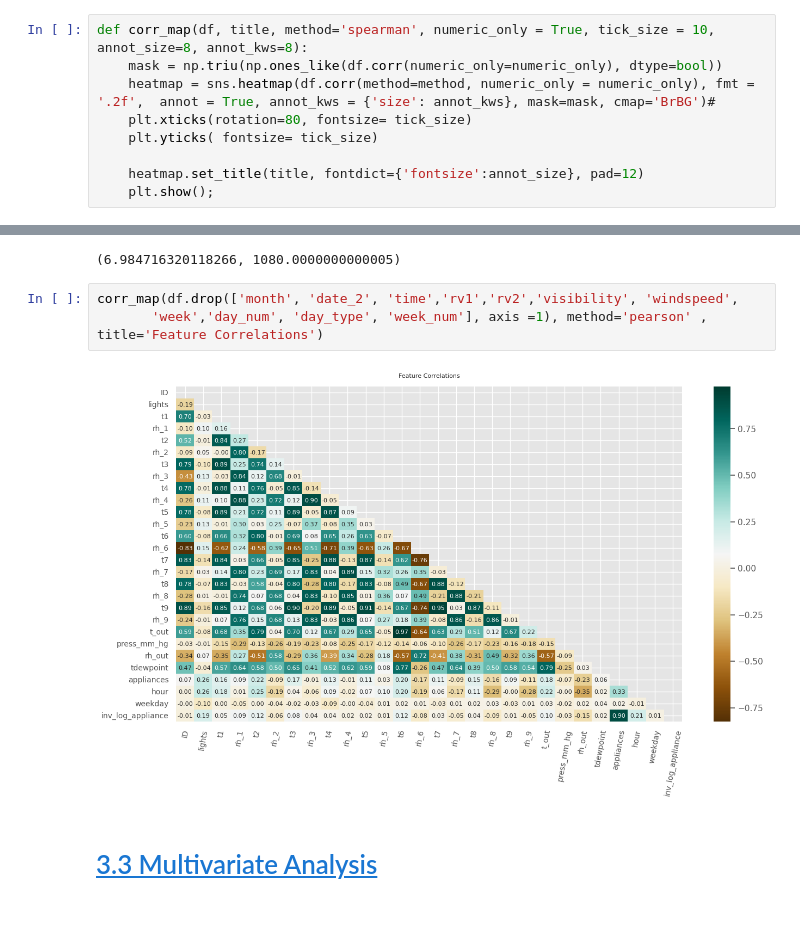
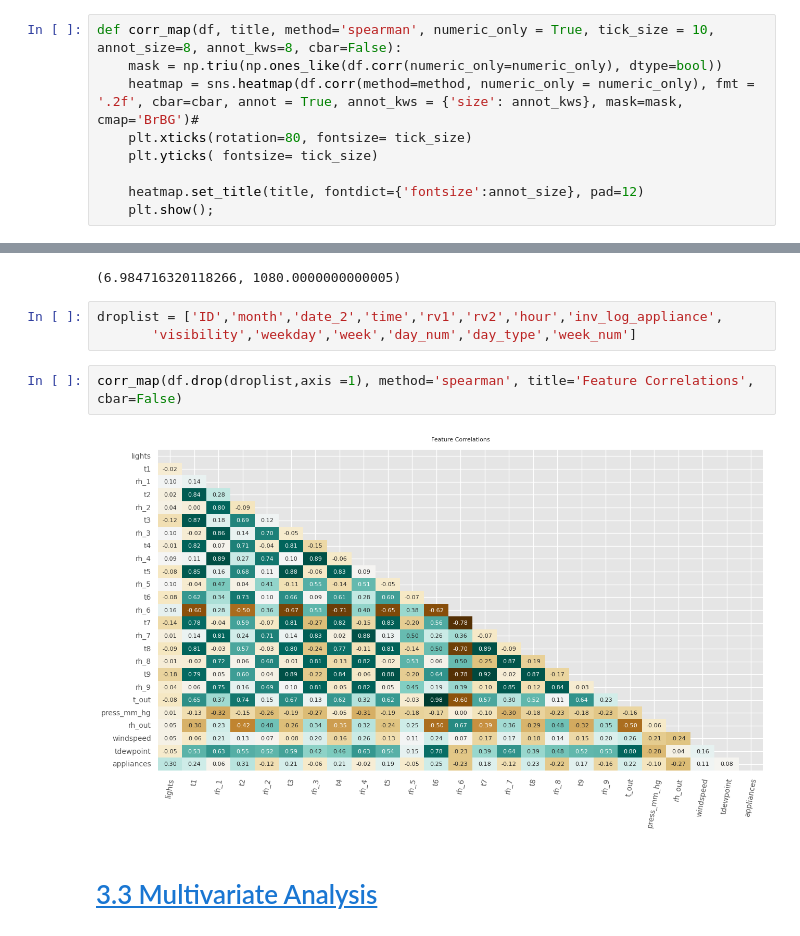
Before and after one commit to hantablack9/IIT-Roorkee-Hackathon, a Jupyter notebook: Household Energy Optimization, Prediction.ipynb, the cells around one changed output, grey strips where cells are left out. Drawn from its saved outputs; the diff is of its cells as text.

```diff
--- a/Household Energy Optimization, Prediction.ipynb
+++ b/Household Energy Optimization, Prediction.ipynb
@@ -515,9 +527,9 @@ Weekday vs Weekend Hourly Energy Consumption: Inferences
 # %% [markdown]
 **Ambient Morning Temperature (tout) tredline**
 # %%
-def corr_map(df, title, method='spearman', numeric_only = True, tick_size = 10, annot_size=8, annot_kws=8):
+def corr_map(df, title, method='spearman', numeric_only = True, tick_size = 10, annot_size=8, annot_kws=8, cbar=False):
     mask = np.triu(np.ones_like(df.corr(numeric_only=numeric_only), dtype=bool))
-    heatmap = sns.heatmap(df.corr(method=method, numeric_only = numeric_only), fmt = '.2f',  annot = True, annot_kws = {'size': annot_kws}, mask=mask, cmap='BrBG')#
+    heatmap = sns.heatmap(df.corr(method=method, numeric_only = numeric_only), fmt = '.2f', cbar=cbar, annot = True, annot_kws = {'size': annot_kws}, mask=mask, cmap='BrBG')#
     plt.xticks(rotation=80, fontsize= tick_size)
     plt.yticks( fontsize= tick_size)
 
@@ -530,10 +542,12 @@ df['appliances'].max(), df['inv_log_appliance'].max()
 # %% [output]
 (6.984716320118266, 1080.0000000000005)
 # %%
-corr_map(df.drop(['month', 'date_2', 'time','rv1','rv2','visibility', 'windspeed',
-       'week','day_num', 'day_type', 'week_num'], axis =1), method='pearson' , title='Feature Correlations')
+droplist = ['ID','month','date_2','time','rv1','rv2','hour','inv_log_appliance',
+       'visibility','weekday','week','day_num','day_type','week_num']
-# %% [output]
-[figure, removed]
+# %%
+corr_map(df.drop(droplist,axis =1), method='spearman', title='Feature Correlations', cbar=False)
+# %% [output]
+[figure, added]
 # %% [markdown]
 <a id="3.3"></a>
 # [3.3 Multivariate Analysis](#0)
```
Also changed, not shown: parts of 11 cells of this notebook.
